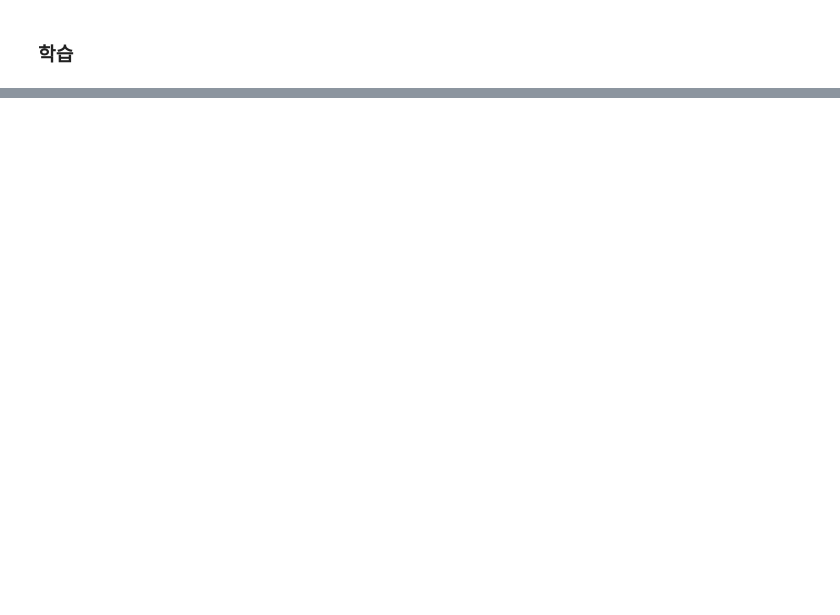
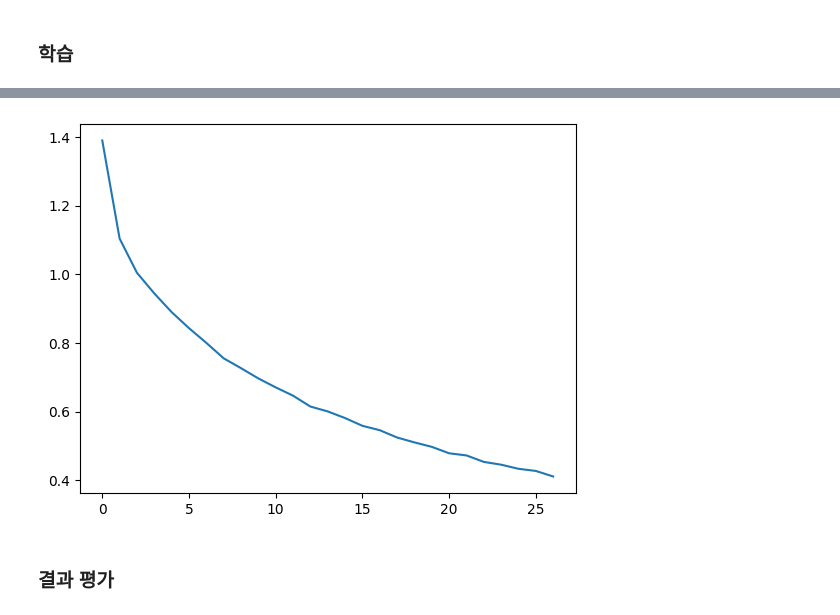
Before and after one commit to va4756/deeplearn_practice, a Jupyter notebook: pytorch_reinfoceL_01.ipynb, the cells around one changed output, grey strips where cells are left out. Saved outputs shown, nothing was run; the diff lists cells and outputs as text; code cells hidden in the pictures; blank space fills up the shorter version.

```diff
--- a/pytorch_reinfoceL_01.ipynb
+++ b/pytorch_reinfoceL_01.ipynb
@@ -302,16 +302,18 @@ import torch
 from torch.utils.data import Dataset
 # %%
 class NamesDataset(Dataset):
+
     def __init__(self, data_dir):
-        self.data_dir = data_dir
-        self.load_time = time.localtime
-        labels_set = set()
+        self.data_dir = data_dir #for provenance of the dataset
+        self.load_time = time.localtime #for provenance of the dataset
+        labels_set = set() #set of all classes
 
         self.data = []
         self.data_tensors = []
         self.labels = []
         self.labels_tensors = []
 
+        #read all the ``.txt`` files in the specified directory
         text_files = glob.glob(os.path.join(data_dir, '*.txt'))
         for filename in text_files:
             label = os.path.splitext(os.path.basename(filename))[0]
@@ -325,7 +327,7 @@ class NamesDataset(Dataset):
         #Cache the tensor representation of the labels
         self.labels_uniq = list(labels_set)
         for idx in range(len(self.labels)):
-            temp_tensor = torch.zeros([self.labels_uniq.index(self.labels[idx])], dtype=torch.long)
+            temp_tensor = torch.tensor([self.labels_uniq.index(self.labels[idx])], dtype=torch.long)
             self.labels_tensors.append(temp_tensor)
 
     def __len__(self):
@@ -422,0 +475,5 @@ tensor([[-2.8965, -2.8852, -2.9353, -2.8082, -2.8899, -2.8494, -2.9099, -2.7785,
+# %%
+start = time.time()
+all_losses = train(rnn, train_set, n_epoch=27, learning_rate=0.15, report_every=5)
+end = time.time()
+print(f"training took {end-start}s")
@@ -422,0 +488,12 @@ tensor([[-2.8965, -2.8852, -2.9353, -2.8082, -2.8899, -2.8494, -2.9099, -2.7785,
+# %%
+# 결과 도식화
+import matplotlib.pyplot as plt
+import matplotlib.ticker as ticker
+
+plt.figure()
+plt.plot(all_losses)
+plt.show()
+# %% [output]
+[figure, added]
+# %% [markdown]
+### 결과 평가
```
Also changed, not shown: parts of 11 cells of this notebook.
